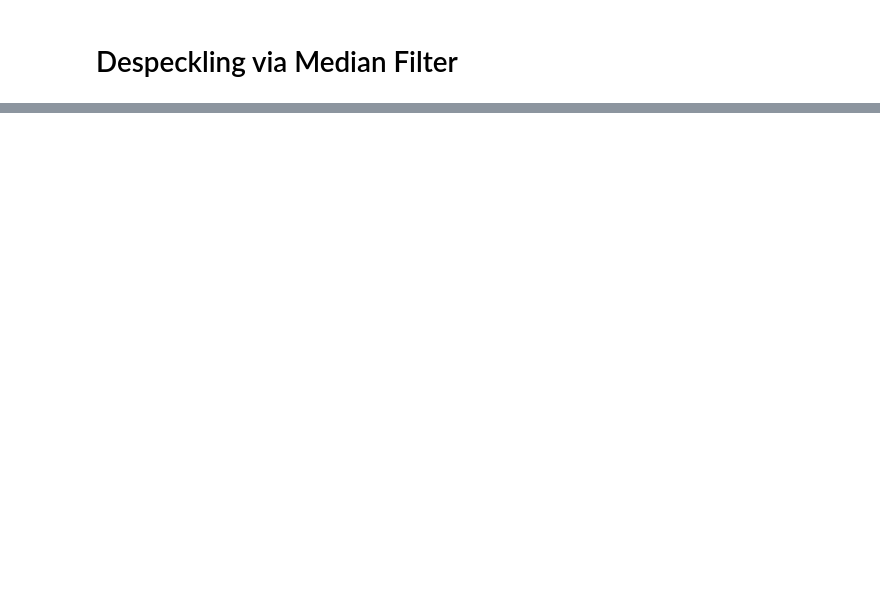
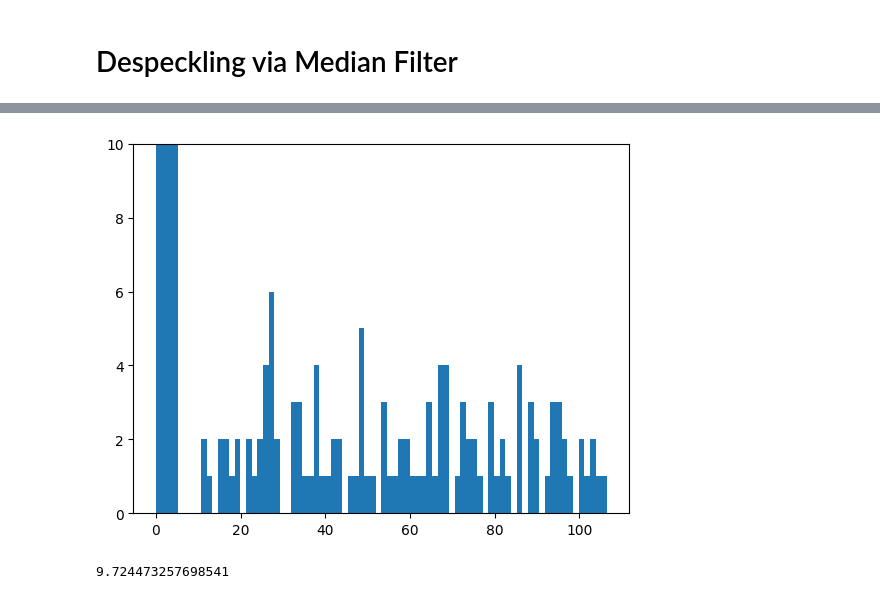
Before and after one commit to Nimira43/Miletus, a Jupyter notebook: Denoising-Signals/Denoising_Signals_2.ipynb, the cells around one changed output, grey strips where cells are left out. Cells and saved outputs as stored; diff of their text form; code cells hidden in the pictures; blank space fills up the shorter version.

```diff
--- a/Denoising-Signals/Denoising_Signals_2.ipynb
+++ b/Denoising-Signals/Denoising_Signals_2.ipynb
@@ -32,0 +50,18 @@ plt.plot(signal)
+# %%
+# Empirically define a threshold for spike
+
+plt.hist(signal, 80)
+plt.ylim([0,10])
+plt.show()
+# %% [output]
+[figure, added]
+# %%
+thresh = 8
+
+# find all supra-threshold data indices
+
+supra_threshold_idx = np.where(signal>thresh)[0]
+
+100 * len(supra_threshold_idx) / pnts
+# %% [output]
+9.724473257698541
```
Also changed, not shown: parts of 5 cells of this notebook, 9 other files.
